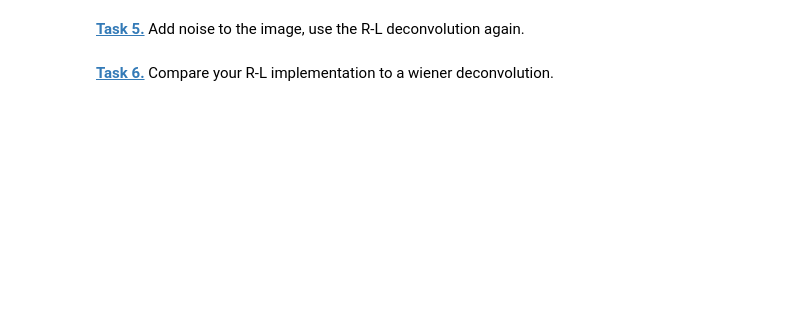
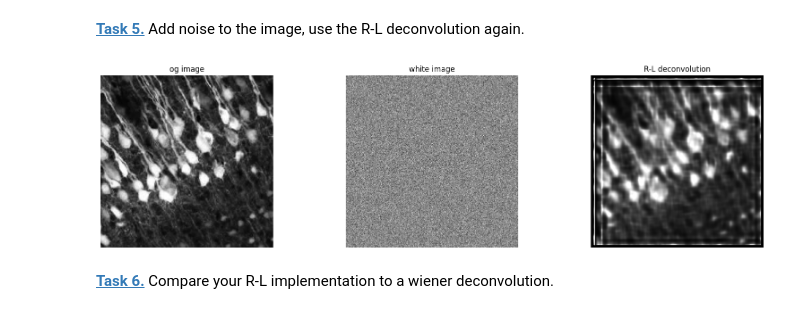
Before and after one commit to sedanep/mobifs5-python, a Jupyter notebook: deconvolution.ipynb, the cells around one changed output. Cells and saved outputs as stored; diff of their text form; code cells hidden in the pictures; blank space fills up the shorter version.

```diff
--- a/deconvolution.ipynb
+++ b/deconvolution.ipynb
@@ -67,5 +106,27 @@ plt.show()
 noise = (np.random.normal(loc=0,size=img.shape))
 reduce_factor = 5
 noise = noise / reduce_factor
+# %%
+restored_white = richardson_lucy_deconvolution(noise, psf, 30)
+plt.figure(figsize=(20, 5))
+
+plt.subplot(1, 3, 1)
+plt.axis('off')
+plt.imshow(img, 'gray')
+plt.title('og image')
+
+plt.subplot(1, 3, 2)
+plt.axis('off')
+plt.imshow(noise, 'gray')
+plt.title('white image')
+
+plt.subplot(1, 3, 3)
+plt.axis('off')
+plt.imshow(restored, 'gray')
+plt.title('R-L deconvolution')
+
+plt.show()
+# %% [output]
+[figure, added]
 # %% [markdown]
 **[Task 6.]()** Compare your R-L implementation to a wiener deconvolution.
```
Also changed, not shown: parts of 11 cells of this notebook.
